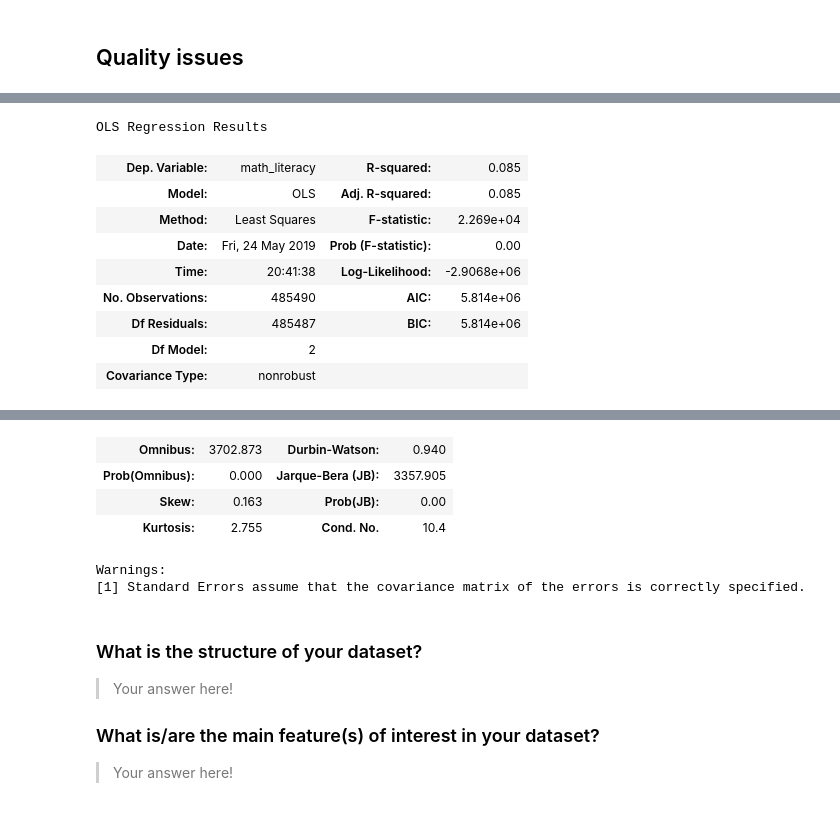
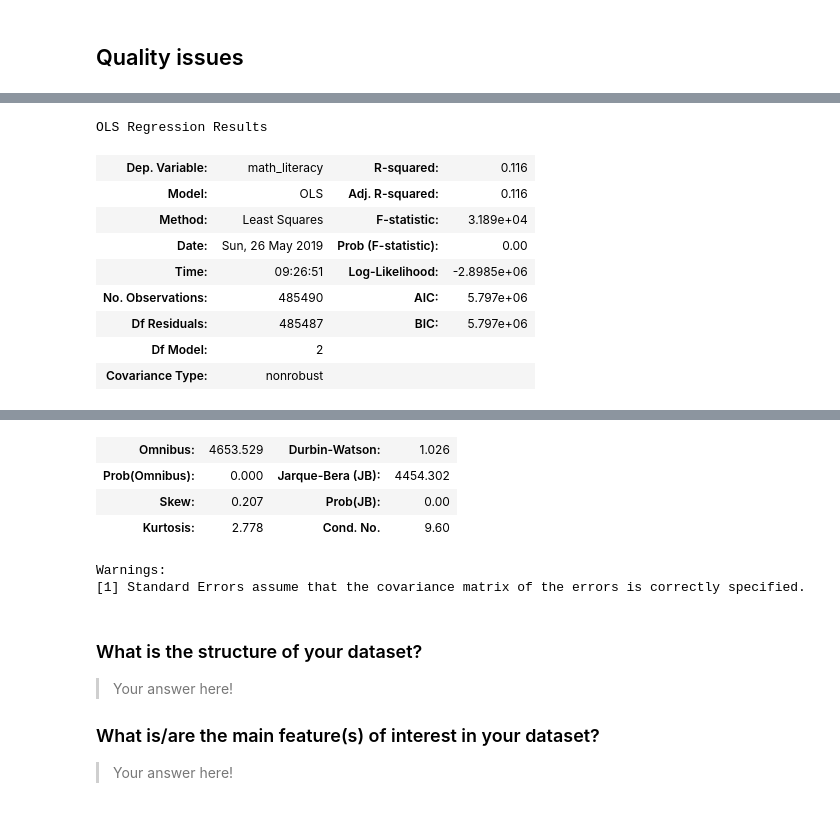
Before and after one commit to kennethn/data-analyst-nanodegree, a Jupyter notebook: 5_Communicate_Data_Findings/PISA_Data_Exploration.ipynb, the cells around one changed output, grey strips where cells are left out. Drawn from its saved outputs; the diff is of its cells as text; code cells hidden in the pictures.

```diff
--- a/5_Communicate_Data_Findings/PISA_Data_Exploration.ipynb
+++ b/5_Communicate_Data_Findings/PISA_Data_Exploration.ipynb
@@ -98,10 +133,0 @@ print(df.ST62Q12.unique())
-# %%
-# TODO: do this for all of the different qualitative scales
-
-# Find all the columns that have the Agree/Disagree values
-agree_col = df.columns[df.isin(['Strongly disagree']).any()]
-
-# Create a dict for each of them with ordered values
-for col in agree_col:
-    tmp_dict = {col: ['Strongly disagree', 'Disagree', 'Agree', 'Strongly agree']}
-    ordinal_var_dict.update(tmp_dict)
@@ -108,8 +189,10 @@ for col in agree_col:
 # %%
+'''
 # From the diamond example projects: we have a lot of qualitative
 # fields so I'm creating this dict so we have order
-# TODO: pass all of the columns of each type through here
 for var in ordinal_var_dict:
-    ordered_var = pd.api.types.CategoricalDtype(ordered = True,
-                                                categories = ordinal_var_dict[var])
-    df[var] = df[var].astype(ordered_var)
+    ordered_var = pd.api.types.CategoricalDtype(
+        ordered=True, categories=ordinal_var_dict[var])
+    df_clean[var] = df_clean[var].astype(ordered_var)
+'''
+;
@@ -185,8 +238,8 @@ array(['Did not repeat a <grade>', nan, 'Repeated a <grade>'],
       dtype=object)
 # %%
-df_new = df_clean[['REPEAT', 'math_literacy']]
+df_new = df_clean[['IC01Q04', 'math_literacy']]
 # %%
-rpt_dummies = pd.get_dummies(df_new['REPEAT'])
+rpt_dummies = pd.get_dummies(df_new['IC01Q04'])
 # %%
 df_new = df_new.join(rpt_dummies)
 # %%
@@ -203,19 +256,19 @@ df_new['intercept'] = 1
 # %%
 lm = sm.OLS(
     df_new['math_literacy'],
-    df_new[['intercept', 'Did not repeat a <grade>', 'Repeated a <grade>']],
+    df_new[['intercept', 'Yes, but I don\x92t use it', 'Yes, and I use it']],
 )
 results = lm.fit()
 results.summary()
 # %% [output]
 OLS Regression Results
-| Dep. Variable: | math_literacy | R-squared: | 0.085 |
-| Model: | OLS | Adj. R-squared: | 0.085 |
-| Method: | Least Squares | F-statistic: | 2.269e+04 |
-| Date: | Fri, 24 May 2019 | Prob (F-statistic): | 0.00 |
-| Time: | 20:41:38 | Log-Likelihood: | -2.9068e+06 |
-| No. Observations: | 485490 | AIC: | 5.814e+06 |
-| Df Residuals: | 485487 | BIC: | 5.814e+06 |
+| Dep. Variable: | math_literacy | R-squared: | 0.116 |
+| Model: | OLS | Adj. R-squared: | 0.116 |
+| Method: | Least Squares | F-statistic: | 3.189e+04 |
+| Date: | Sun, 26 May 2019 | Prob (F-statistic): | 0.00 |
+| Time: | 09:26:51 | Log-Likelihood: | -2.8985e+06 |
+| No. Observations: | 485490 | AIC: | 5.797e+06 |
+| Df Residuals: | 485487 | BIC: | 5.797e+06 |
 | Df Model: | 2 |  |  |
 | Covariance Type: | nonrobust |  |  |
 |  | coef | std err | t | P>|t| | [0.025 | 0.975] |
@@ -225,7 +278,7 @@ OLS Regression Results
-| Omnibus: | 3702.873 | Durbin-Watson: | 0.940 |
-| Prob(Omnibus): | 0.000 | Jarque-Bera (JB): | 3357.905 |
-| Skew: | 0.163 | Prob(JB): | 0.00 |
-| Kurtosis: | 2.755 | Cond. No. | 10.4 |
+| Omnibus: | 4653.529 | Durbin-Watson: | 1.026 |
+| Prob(Omnibus): | 0.000 | Jarque-Bera (JB): | 4454.302 |
+| Skew: | 0.207 | Prob(JB): | 0.00 |
+| Kurtosis: | 2.778 | Cond. No. | 9.60 |
 Warnings:
 [1] Standard Errors assume that the covariance matrix of the errors is correctly specified.
 # %% [markdown]
```
Also changed, not shown: parts of 27 cells of this notebook, 2 other files.
